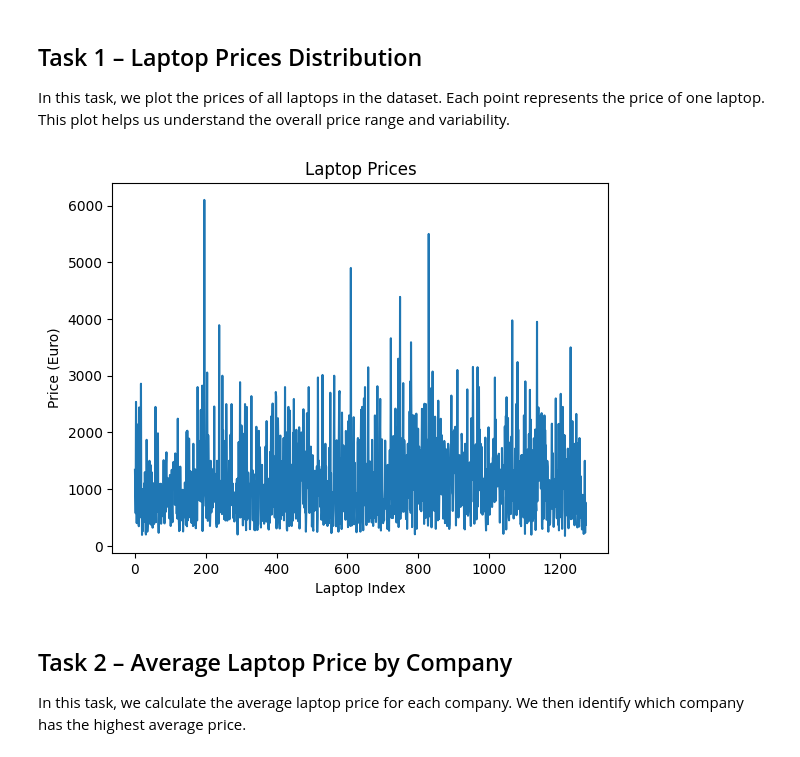
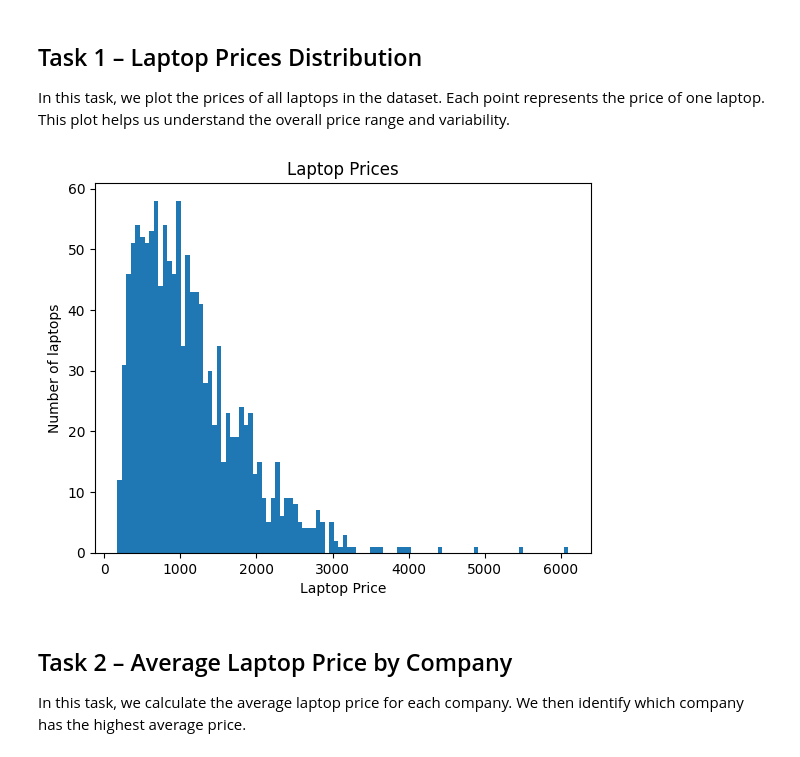
Before and after one commit to MatanShpigel/mini-project-laptop-prices, a Jupyter notebook: mini_project.ipynb, the cells around one changed output. Saved outputs shown, nothing was run; the diff lists cells and outputs as text; code cells hidden in the pictures.

```diff
--- a/mini_project.ipynb
+++ b/mini_project.ipynb
@@ -25,7 +25,7 @@ Requirement already satisfied: six>=1.5 in c:\users\shmat\appdata\roaming\python
 import pandas as pd
 import matplotlib.pyplot as plt
 
-df = pd.read_csv("laptop_price - dataset (3).csv")
+df = pd.read_csv("laptop_price - dataset.csv")
 # %%
 df.head()
 # %% [output]
@@ -55,13 +55,13 @@ This plot helps us understand the overall price range and variability.
 # %%
 prices = df['Price (Euro)']
 
-plt.plot(prices)
+plt.hist(prices, bins=100)
 plt.title("Laptop Prices")
-plt.xlabel("Laptop Index")
-plt.ylabel("Price (Euro)")
+plt.xlabel("Laptop Price")
+plt.ylabel("Number of laptops")
 plt.show()
 # %% [output]
-[figure, old version]
+[figure, new version]
 # %% [markdown]
 ## Task 2 – Average Laptop Price by Company
 
```
Also changed, not shown: parts of 14 cells of this notebook, 1 other file.
